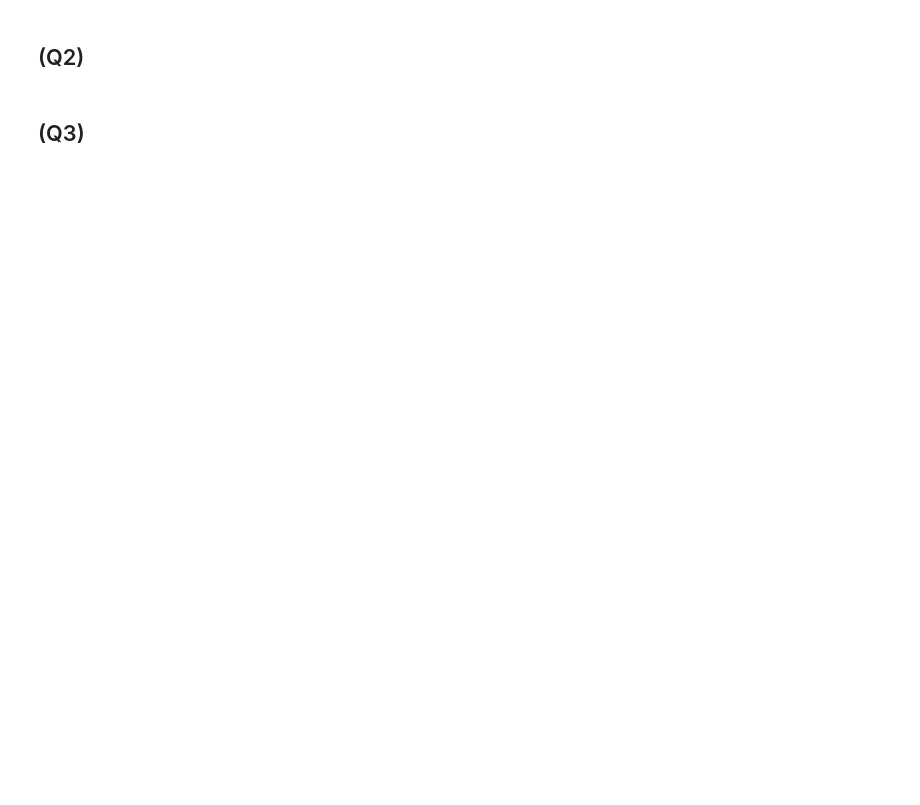
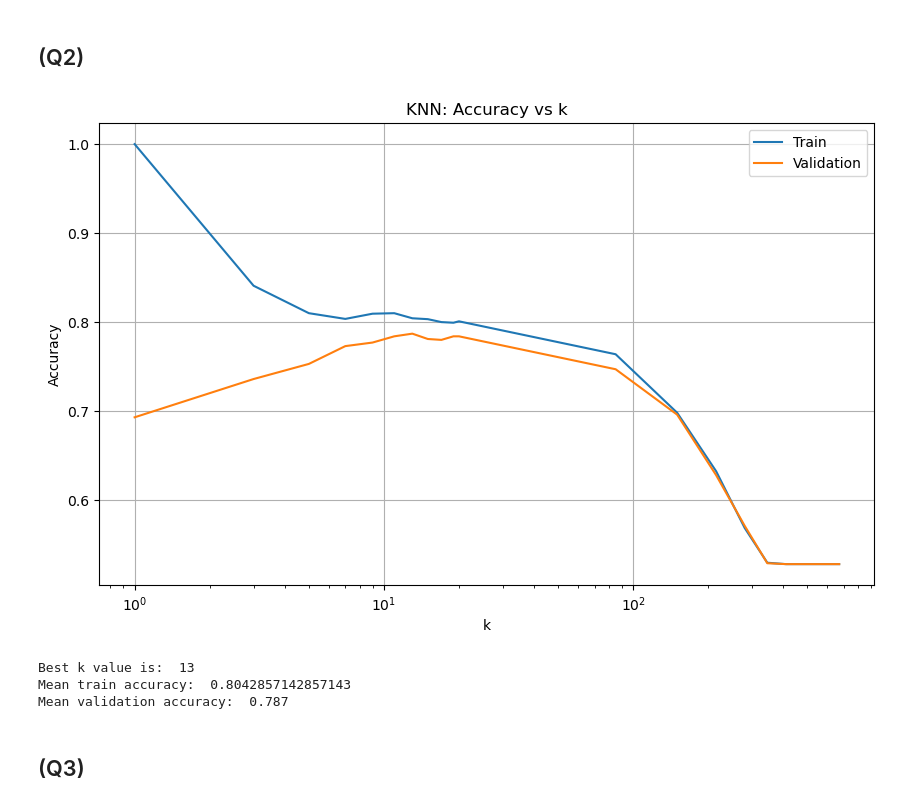
Before and after one commit to Lilach-Biton/ML_Intro, a Jupyter notebook: Wet/HW2/213930175-205764517.ipynb, the cells around one changed output. Saved outputs shown, nothing was run; the diff lists cells and outputs as text; code cells hidden in the pictures; blank space fills up the shorter version.

```diff
--- a/Wet/HW2/213930175-205764517.ipynb
+++ b/Wet/HW2/213930175-205764517.ipynb
@@ -119,18 +120,24 @@ for k in k_list:
 # %%
 plt.figure(figsize=(10, 6))
 plt.semilogx(k_list, train_scores, label='Train')
 plt.semilogx(k_list, validation_scores, label='Validation')
 plt.xlabel('k')
 plt.ylabel('Accuracy')
 plt.title('KNN: Accuracy vs k')
+plt.grid(True)
 plt.legend()
 plt.show()
 
 k_max_ind = np.argmax(validation_scores)
 k_max = k_list[k_max_ind]
 print("Best k value is: ", k_max)
 print("Mean train accuracy: ", train_scores[k_max_ind])
 print("Mean validation accuracy: ", validation_scores[k_max_ind])
+# %% [output]
+[figure, added]
+Best k value is:  13
+Mean train accuracy:  0.8042857142857143
+Mean validation accuracy:  0.787
 # %% [markdown]
 ## (Q3)
 # %%
```
Also changed, not shown: parts of 14 cells of this notebook, 3 other files.
